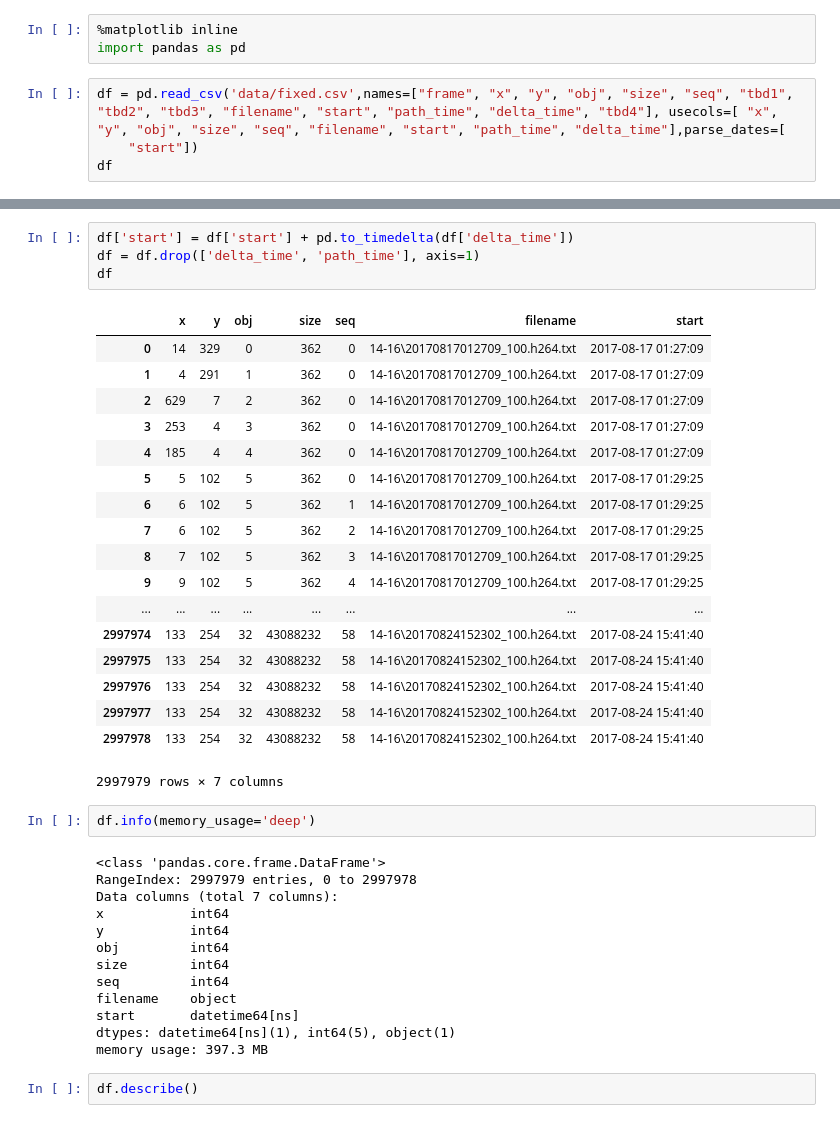
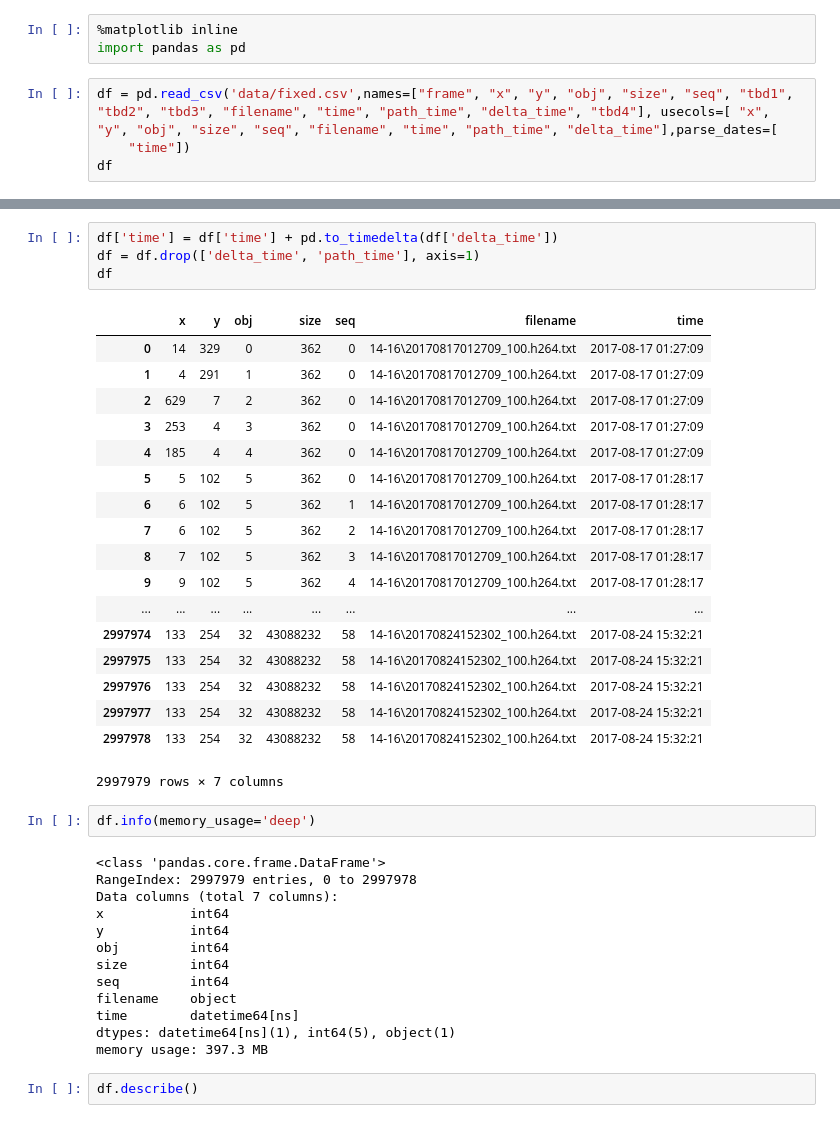
Before and after one commit to ShilatFM/Path-research, a Jupyter notebook: part_1.ipynb, the cells around one changed output, grey strips where cells are left out. Drawn from its saved outputs; the diff is of its cells as text.

Commit message:
change start to time

```diff
--- a/part_1.ipynb
+++ b/part_1.ipynb
@@ -10,7 +10,7 @@ total 757M
 %matplotlib inline
 import pandas as pd
 # %%
-df = pd.read_csv('data/fixed.csv',names=["frame", "x", "y", "obj", "size", "seq", "tbd1", "tbd2", "tbd3", "filename", "start", "path_time", "delta_time", "tbd4"], usecols=[ "x", "y", "obj", "size", "seq", "filename", "start", "path_time", "delta_time"],parse_dates=[
-    "start"])
+df = pd.read_csv('data/fixed.csv',names=["frame", "x", "y", "obj", "size", "seq", "tbd1", "tbd2", "tbd3", "filename", "time", "path_time", "delta_time", "tbd4"], usecols=[ "x", "y", "obj", "size", "seq", "filename", "time", "path_time", "delta_time"],parse_dates=[
+    "time"])
 df
 # %% [output]
@@ -33,27 +33,27 @@ df
 | 2997978 | 133 | 254 | 32 | 43088232 | 58 | 14-16\20170824152302_100.h264.txt | 2017-08-24 15:23:02 | 15:32:21 | 0:09:19 |
 2997979 rows × 9 columns
 # %%
-df['start'] = df['start'] + pd.to_timedelta(df['delta_time'])
+df['time'] = df['time'] + pd.to_timedelta(df['delta_time'])
 df = df.drop(['delta_time', 'path_time'], axis=1)
 df
 # %% [output]
-|  | x | y | obj | size | seq | filename | start |
+|  | x | y | obj | size | seq | filename | time |
 | 0 | 14 | 329 | 0 | 362 | 0 | 14-16\20170817012709_100.h264.txt | 2017-08-17 01:27:09 |
 | 1 | 4 | 291 | 1 | 362 | 0 | 14-16\20170817012709_100.h264.txt | 2017-08-17 01:27:09 |
 | 2 | 629 | 7 | 2 | 362 | 0 | 14-16\20170817012709_100.h264.txt | 2017-08-17 01:27:09 |
 | 3 | 253 | 4 | 3 | 362 | 0 | 14-16\20170817012709_100.h264.txt | 2017-08-17 01:27:09 |
 | 4 | 185 | 4 | 4 | 362 | 0 | 14-16\20170817012709_100.h264.txt | 2017-08-17 01:27:09 |
-| 5 | 5 | 102 | 5 | 362 | 0 | 14-16\20170817012709_100.h264.txt | 2017-08-17 01:29:25 |
-| 6 | 6 | 102 | 5 | 362 | 1 | 14-16\20170817012709_100.h264.txt | 2017-08-17 01:29:25 |
-| 7 | 6 | 102 | 5 | 362 | 2 | 14-16\20170817012709_100.h264.txt | 2017-08-17 01:29:25 |
-| 8 | 7 | 102 | 5 | 362 | 3 | 14-16\20170817012709_100.h264.txt | 2017-08-17 01:29:25 |
-| 9 | 9 | 102 | 5 | 362 | 4 | 14-16\20170817012709_100.h264.txt | 2017-08-17 01:29:25 |
+| 5 | 5 | 102 | 5 | 362 | 0 | 14-16\20170817012709_100.h264.txt | 2017-08-17 01:28:17 |
+| 6 | 6 | 102 | 5 | 362 | 1 | 14-16\20170817012709_100.h264.txt | 2017-08-17 01:28:17 |
+| 7 | 6 | 102 | 5 | 362 | 2 | 14-16\20170817012709_100.h264.txt | 2017-08-17 01:28:17 |
+| 8 | 7 | 102 | 5 | 362 | 3 | 14-16\20170817012709_100.h264.txt | 2017-08-17 01:28:17 |
+| 9 | 9 | 102 | 5 | 362 | 4 | 14-16\20170817012709_100.h264.txt | 2017-08-17 01:28:17 |
 | ... | ... | ... | ... | ... | ... | ... | ... |
-| 2997974 | 133 | 254 | 32 | 43088232 | 58 | 14-16\20170824152302_100.h264.txt | 2017-08-24 15:41:40 |
-| 2997975 | 133 | 254 | 32 | 43088232 | 58 | 14-16\20170824152302_100.h264.txt | 2017-08-24 15:41:40 |
-| 2997976 | 133 | 254 | 32 | 43088232 | 58 | 14-16\20170824152302_100.h264.txt | 2017-08-24 15:41:40 |
-| 2997977 | 133 | 254 | 32 | 43088232 | 58 | 14-16\20170824152302_100.h264.txt | 2017-08-24 15:41:40 |
-| 2997978 | 133 | 254 | 32 | 43088232 | 58 | 14-16\20170824152302_100.h264.txt | 2017-08-24 15:41:40 |
+| 2997974 | 133 | 254 | 32 | 43088232 | 58 | 14-16\20170824152302_100.h264.txt | 2017-08-24 15:32:21 |
+| 2997975 | 133 | 254 | 32 | 43088232 | 58 | 14-16\20170824152302_100.h264.txt | 2017-08-24 15:32:21 |
+| 2997976 | 133 | 254 | 32 | 43088232 | 58 | 14-16\20170824152302_100.h264.txt | 2017-08-24 15:32:21 |
+| 2997977 | 133 | 254 | 32 | 43088232 | 58 | 14-16\20170824152302_100.h264.txt | 2017-08-24 15:32:21 |
+| 2997978 | 133 | 254 | 32 | 43088232 | 58 | 14-16\20170824152302_100.h264.txt | 2017-08-24 15:32:21 |
 2997979 rows × 7 columns
 # %%
 df.info(memory_usage='deep')
@@ -67,7 +67,7 @@ obj         int64
 size        int64
 seq         int64
 filename    object
-start       datetime64[ns]
+time        datetime64[ns]
 dtypes: datetime64[ns](1), int64(5), object(1)
 memory usage: 397.3 MB
 # %%
```
Also changed, not shown: parts of 7 cells of this notebook.
